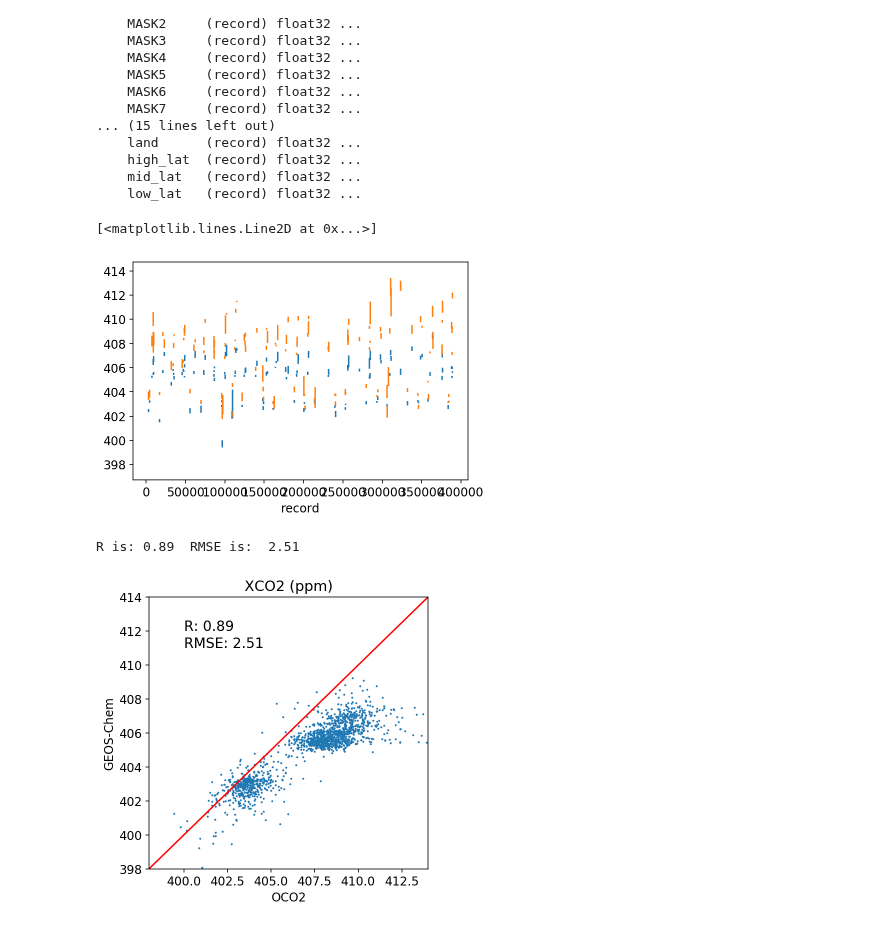
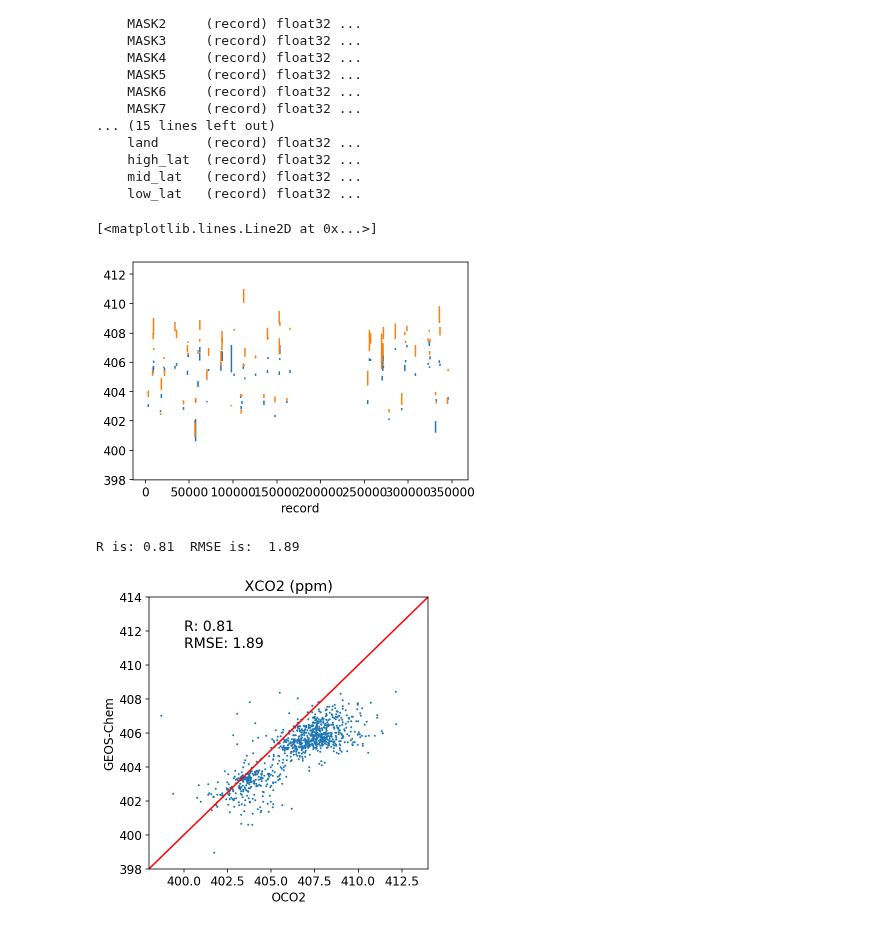
Before and after one commit to MehliyarSadiq/geoschem_simulations, a Jupyter notebook: inversion/satellite/oco-2/3.XCO2_model_vs_obs.ipynb, the cells around one changed output. Saved outputs shown, nothing was run; the diff lists cells and outputs as text; code cells hidden in the pictures.

```diff
--- a/inversion/satellite/oco-2/3.XCO2_model_vs_obs.ipynb
+++ b/inversion/satellite/oco-2/3.XCO2_model_vs_obs.ipynb
@@ -22,8 +22,8 @@ from gamap_colormap import WhGrYlRd  # import the "WhGrYlRd" variable
 import re
 # %%
 # which month of XCO2 do you want to compare with OCO2
-month      = 3        # 1,2,3, corresponds to Jan, Feb and Mar
-name_month = 'Mar'
+month      = 2        # 1,2,3, corresponds to Jan, Feb and Mar
+name_month = 'Feb'
 mode       = 'N' # N: Nadir or NG: Nadir + Glint
 # %%
 # satellite data: avg_kern, pressure weighting function, xco2_prior
@@ -115,7 +115,7 @@ xco2_model_mode.plot()
 xco2_oco2_mode.plot()
 # %% [output]
 [<matplotlib.lines.Line2D at 0x...>]
-[figure, old version]
+[figure, new version]
 # %%
 obs_series = xco2_oco2_mode.values
 model_series = xco2_model_mode.values
@@ -129,23 +129,23 @@ format_R = float("{0:.2f}".format(R[0,1]))
 format_rmse = float("{0:.2f}".format(rmse))
 print('R is:', format_R, ' RMSE is: ', format_rmse)
 # %% [output]
-R is: 0.89  RMSE is:  2.51
+R is: 0.81  RMSE is:  1.89
 # %%
 fig = plt.figure(figsize=[5,5])
 
-plt.scatter(xco2_oco2_mode, xco2_model_mode, s=1)
+plt.scatter(x=xco2_oco2_mode, y=xco2_model_mode, s=1)
 plt.plot([300,450],[300,450], c='r')
 plt.ylim(top   = 414,bottom = 398)
 plt.xlim(right = 414,left   = 398)
 plt.title('XCO2 (ppm)')
 plt.ylabel('GEOS-Chem')
 plt.xlabel('OCO2')
 plt.text(x=400, y=412, s='R: ' + str(format_R), size = 14)
 plt.text(x=400, y=411, s='RMSE: ' + str(format_rmse), size = 14)
 
 fig.savefig(output_directory + '/mod_vs_obs_XCO2_' + mode + '_'+ name_month + '.png', dpi=300)
 # %% [output]
-[figure, old version]
+[figure, new version]
 # %%
 # apply different masks
 fig = plt.figure(figsize=[5,5])
```
Also changed, not shown: parts of 7 cells of this notebook, 2 other files.
